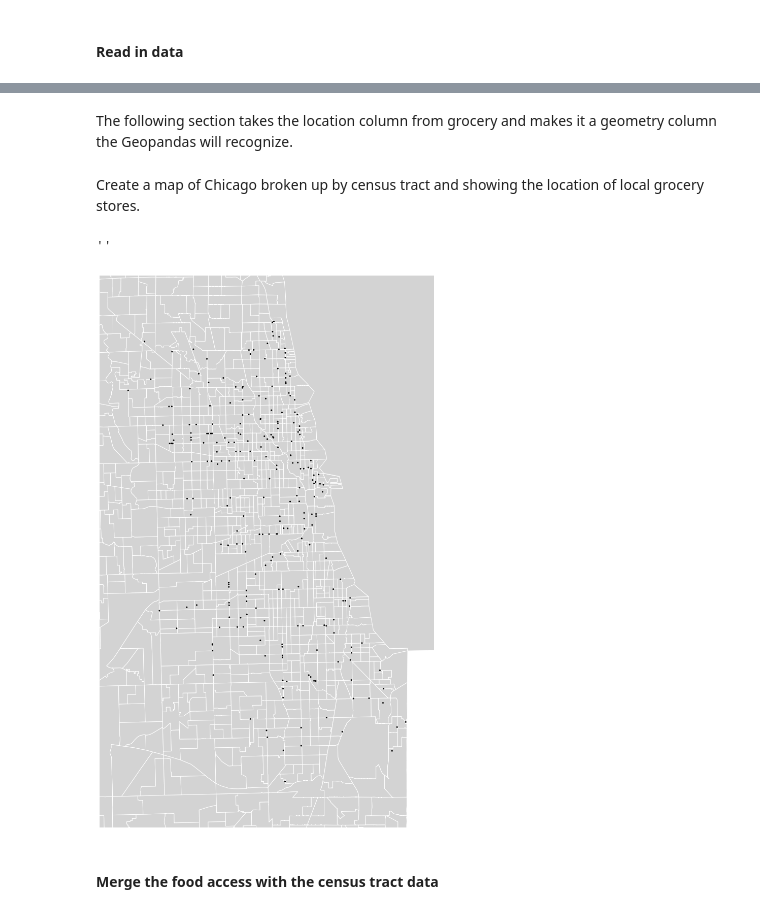
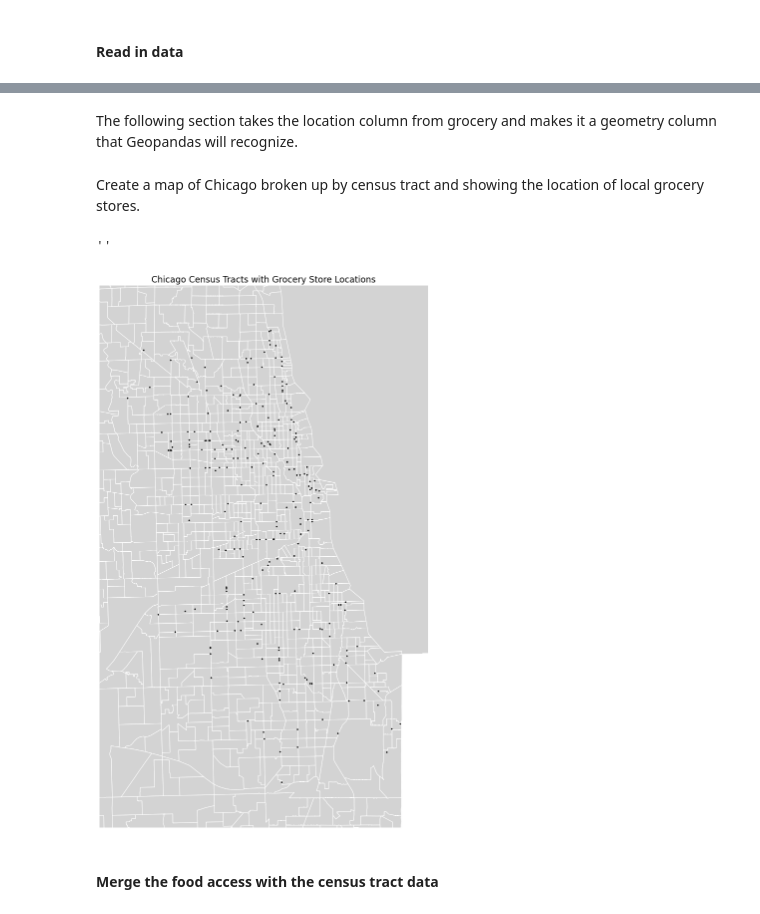
Before and after one commit to kathysimon99/food_deserts_chicago, a Jupyter notebook: create_visuals_geopandas.ipynb, the cells around one changed output, grey strips where cells are left out. Drawn from its saved outputs; the diff is of its cells as text; code cells hidden in the pictures.

```diff
--- a/create_visuals_geopandas.ipynb
+++ b/create_visuals_geopandas.ipynb
@@ -42,7 +45,7 @@ grocery.head(3)
 | 1 | Farm on Ogden | 3555 W OGDEN AVE | 60623 | OPEN | 06/10/2020 12:00:00 AM | POINT (-87.71437 41.854608) |
 | 2 | Jewel - Osco | 5343 N Broadway St | 60640-2311 | OPEN | 06/03/2020 05:00:00 PM | POINT (-87.659887 41.978998) |
 # %% [markdown]
-The following section takes the location column from grocery and makes it a geometry column the Geopandas will recognize.
+The following section takes the location column from grocery and makes it a geometry column that Geopandas will recognize.
 # %%
 def to_point(item):
     if type(item) == float:
@@ -61,21 +64,23 @@ Create a map of Chicago broken up by census tract and showing the location of lo
 # %%
 ax = gplt.polyplot(
     census,
     projection = gcrs.AlbersEqualArea(),
     figsize = (20,20),
     edgecolor = 'white',
     facecolor = 'lightgray')
 
 gplt.pointplot(
     grocery_geo,
     color = 'black',
     ax = ax,
     s = 2,
     )
+
+ax.set_title('Chicago Census Tracts with Grocery Store Locations', fontsize='xx-large')
 ;
 # %% [output]
 ''
-[figure, old version]
+[figure, new version]
 # %% [markdown]
 #### Merge the food access with the census tract data
 # %%
```
Also changed, not shown: parts of 33 cells of this notebook, 1 other file.
